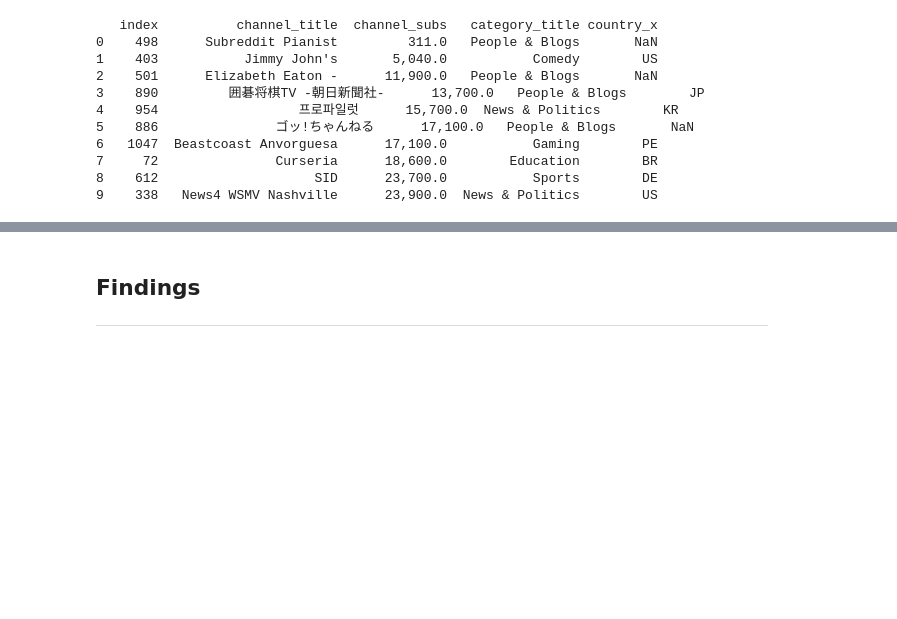
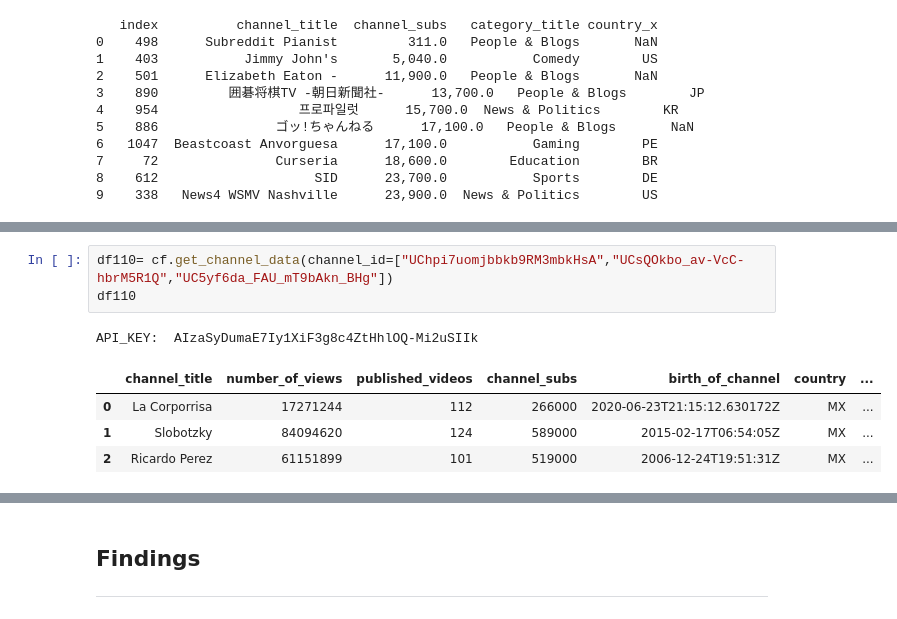
Before and after one commit to germarr/youtube_research, a Jupyter notebook: research_V1.ipynb, the cells around one changed output, grey strips where cells are left out. Cells and saved outputs as stored; diff of their text form; blank space fills up the shorter version.

```diff
--- a/research_V1.ipynb
+++ b/research_V1.ipynb
@@ -484,0 +504,9 @@ print(df380.loc[(df380.category_title != "Music") & (df380.category_title != "En
+# %%
+df110= cf.get_channel_data(channel_id=["UChpi7uomjbbkb9RM3mbkHsA","UCsQOkbo_av-VcC-hbrM5R1Q","UC5yf6da_FAU_mT9bAkn_BHg"])
+df110
+# %% [output]
+API_KEY:  AIzaSyDumaE7Iy1XiF3g8c4ZtHhlOQ-Mi2uSIIk
+|  | channel_title | number_of_views | published_videos | channel_subs | birth_of_channel | country | ... |
+| 0 | La Corporrisa | 17271244 | 112 | 266000 | 2020-06-23T21:15:12.630172Z | MX | ... |
+| 1 | Slobotzky | 84094620 | 124 | 589000 | 2015-02-17T06:54:05Z | MX | ... |
+| 2 | Ricardo Perez | 61151899 | 101 | 519000 | 2006-12-24T19:51:31Z | MX | ... |
```
Also changed, not shown: parts of 26 cells of this notebook.
